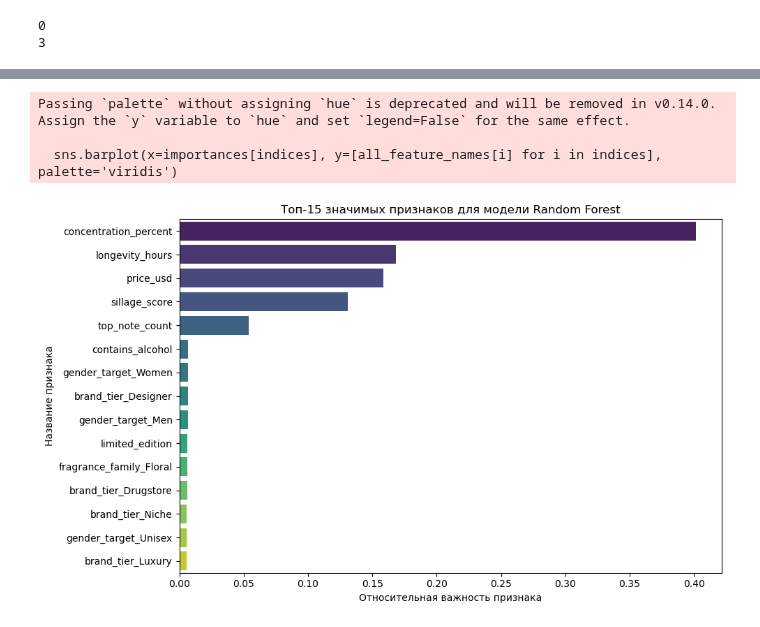
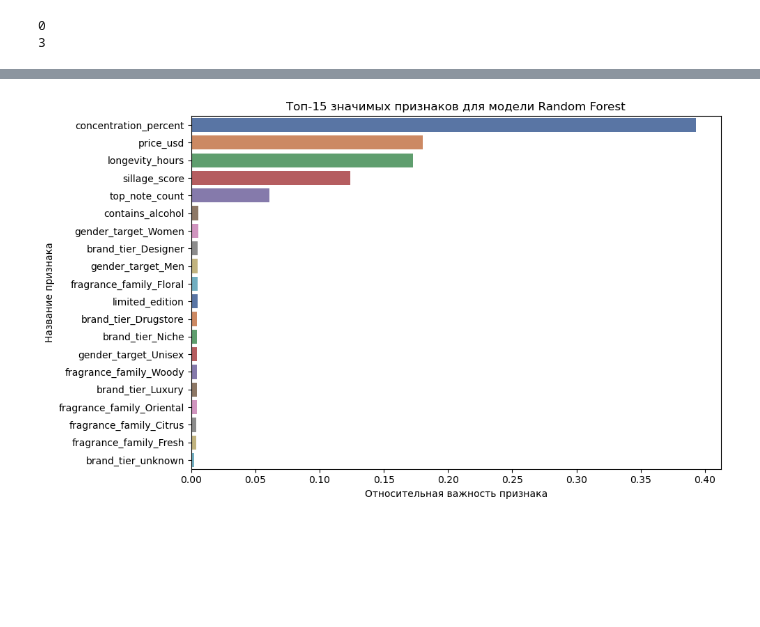
Before and after one commit to sadeclipse/labs.masters, a Jupyter notebook: ml/1lab/lab1.ipynb, the cells around one changed output, grey strips where cells are left out. Saved outputs shown, nothing was run; the diff lists cells and outputs as text; code cells hidden in the pictures; blank space fills up the shorter version.

```diff
--- a/ml/1lab/lab1.ipynb
+++ b/ml/1lab/lab1.ipynb
@@ -196,7 +195,7 @@ from imblearn import FunctionSampler
 
 def custom_smote_func(X, y, target_class, oversampling_rate=1.0, k_neighbors=5, cat_indices=None):
     """
-    Чистая функция для генерации синтетических данных (SMOTE)
+    Функция для генерации синтетических данных кастомная реализация SMOTE
     """
     if cat_indices is None:
         cat_indices = []
@@ -204,7 +203,7 @@ def custom_smote_func(X, y, target_class, oversampling_rate=1.0, k_neighbors=5,
     X_arr = np.asarray(X, dtype=float)
     y_arr = np.asarray(y)
 
-    # Выделяем объекты миноритарного (целевого) класса
+    # берем выборку класса который будем smote'ить
     minority_samples = X_arr[y_arr == target_class]
     n_samples, n_features = minority_samples.shape
 
@@ -215,19 +214,23 @@ def custom_smote_func(X, y, target_class, oversampling_rate=1.0, k_neighbors=5,
     synthetic_samples = np.empty((n_synthetic, n_features))
 
     for i in range(n_synthetic):
+        # генерим случайный индекс для того чтобы выбрать какой то определенный семпл в таргетной выборке
         base_idx = np.random.randint(0, n_samples)
         base_sample = minority_samples[base_idx]
 
+        # считаем расстояние и находим ближайших соседей по расстоянию
         distances = np.linalg.norm(minority_samples - base_sample, axis=1)
+        nn_indices = np.argsort(distances)[1 : k_neighbors + 1]
 
-        nn_indices = np.argsort(distances)[1 : k_neighbors + 1]
+        # выбираем 1-го рандомного соседа
         chosen_neighbor_idx = np.random.choice(nn_indices)
         neighbor_sample = minority_samples[chosen_neighbor_idx]
 
+        # делаем рандомный вес чтобы чутка твикнуть имеющийся семпл и получить синтетический семпл
         gap = np.random.rand()
         synthetic_specimen = base_sample + gap * (neighbor_sample - base_sample)
 
-        # Округляем One-Hot-Encoded признаки до жестких 0 или 1
+        # округляем признаки являющиеся категориальными энкоднутыми, так как они либо 0 либо 1
         for idx in cat_indices:
             synthetic_specimen[idx] = np.round(synthetic_specimen[idx])
 
@@ -237,6 +240,7 @@ def custom_smote_func(X, y, target_class, oversampling_rate=1.0, k_neighbors=5,
     y_synthetic = np.full(n_synthetic, target_class)
     y_balanced = np.concatenate((y_arr, y_synthetic))
 
+    # возвращаем ребаланснутые x и y
     return X_balanced, y_balanced
 # %%
 df['perfume_category'].value_counts()
@@ -440,26 +442,23 @@ ROC-AUC Score (One-vs-Rest, Macro): 0.9636
 # %%
-# Извлекаем лучшую модель Случайного Леса из сохраненного словаря
+# берем лучший random forest из словаря после grid search
 rf_pipeline = best_models['Random Forest']
 
-# Достаем названия колонок после кодирования OneHotEncoder
+# получаем названия колонок после энкодинга
 cat_feature_names = list(rf_pipeline.named_steps['preprocessor'].named_transformers_['cat_tf']['one_hot_encoder'].get_feature_names_out(cat_cols))
 all_feature_names = cat_feature_names + num_cols
 
-# Извлекаем важность признаков
+# получаем импортансы признаков
 importances = rf_pipeline.named_steps['classifier'].feature_importances_
 
-# Сортируем топ-15 значимых признаков
-indices = np.argsort(importances)[::-1][:15]
+# сортируем по важности и отрисовываем барплот
+indices = np.argsort(importances)[::-1]
 
 plt.figure(figsize=(10, 6))
-sns.barplot(x=importances[indices], y=[all_feature_names[i] for i in indices], palette='viridis')
+sns.barplot(x=importances[indices], y=[all_feature_names[i] for i in indices], hue=[all_feature_names[i] for i in indices], palette='deep')
 plt.title('Топ-15 значимых признаков для модели Random Forest')
 plt.xlabel('Относительная важность признака')
 plt.ylabel('Название признака')
 plt.tight_layout()
 plt.show()
 # %% [output]
-Passing `palette` without assigning `hue` is deprecated and will be removed in v0.14.0. Assign the `y` variable to `hue` and set `legend=False` for the same effect.
-
-  sns.barplot(x=importances[indices], y=[all_feature_names[i] for i in indices], palette='viridis')
-[figure, old version]
+[figure, new version]
```
Also changed, not shown: parts of 4 cells of this notebook.
